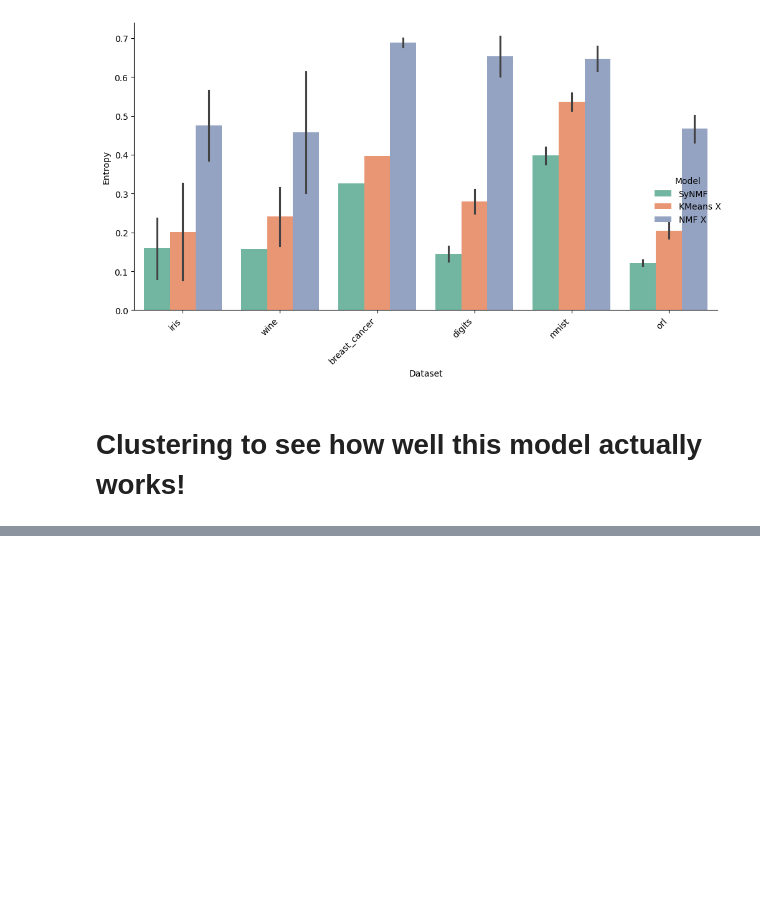
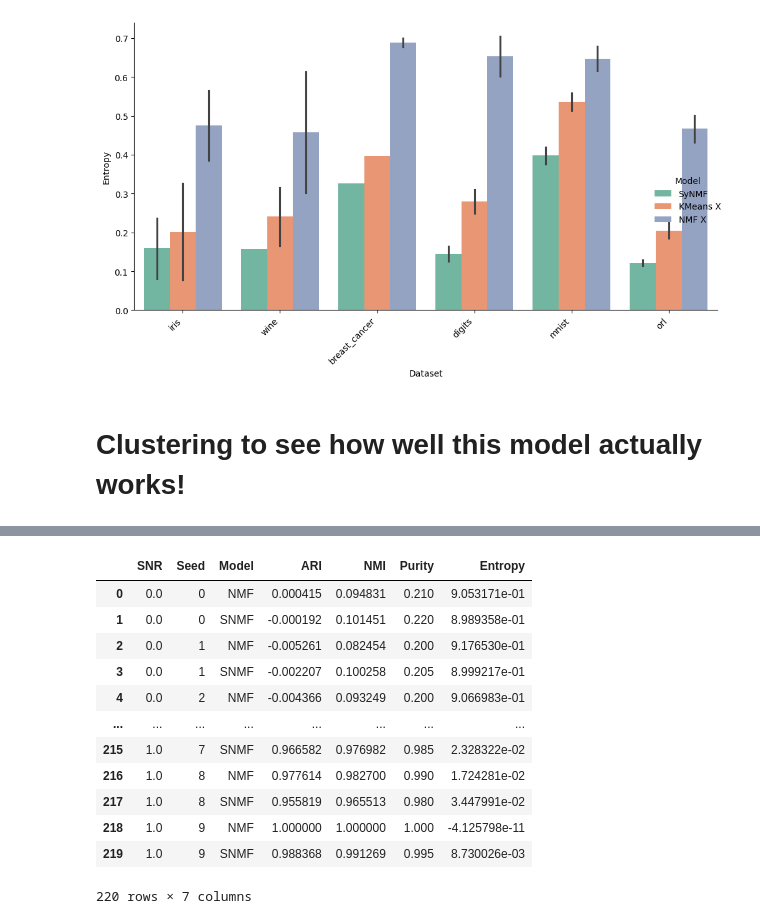
Before and after one commit to florianmahner/pysrf, a Jupyter notebook: notebooks/clustering.ipynb, the cells around one changed output, grey strips where cells are left out. Cells and saved outputs as stored; diff of their text form; code cells hidden in the pictures; blank space fills up the shorter version.

```diff
--- a/notebooks/clustering.ipynb
+++ b/notebooks/clustering.ipynb
@@ -302,0 +346,17 @@ fig = plot_simulation(X, M, F, S)
+# %%
+df = pd.read_csv("../results/simulated_clustering.csv")
+df
+# %% [output]
+|  | SNR | Seed | Model | ARI | NMI | Purity | Entropy |
+| 0 | 0.0 | 0 | NMF | 0.000415 | 0.094831 | 0.210 | 9.053171e-01 |
+| 1 | 0.0 | 0 | SNMF | -0.000192 | 0.101451 | 0.220 | 8.989358e-01 |
+| 2 | 0.0 | 1 | NMF | -0.005261 | 0.082454 | 0.200 | 9.176530e-01 |
+| 3 | 0.0 | 1 | SNMF | -0.002207 | 0.100258 | 0.205 | 8.999217e-01 |
+| 4 | 0.0 | 2 | NMF | -0.004366 | 0.093249 | 0.200 | 9.066983e-01 |
+| ... | ... | ... | ... | ... | ... | ... | ... |
+| 215 | 1.0 | 7 | SNMF | 0.966582 | 0.976982 | 0.985 | 2.328322e-02 |
+| 216 | 1.0 | 8 | NMF | 0.977614 | 0.982700 | 0.990 | 1.724281e-02 |
+| 217 | 1.0 | 8 | SNMF | 0.955819 | 0.965513 | 0.980 | 3.447991e-02 |
+| 218 | 1.0 | 9 | NMF | 1.000000 | 1.000000 | 1.000 | -4.125798e-11 |
+| 219 | 1.0 | 9 | SNMF | 0.988368 | 0.991269 | 0.995 | 8.730026e-03 |
+220 rows × 7 columns
```
Also changed, not shown: parts of 7 cells of this notebook, 46 other files.
